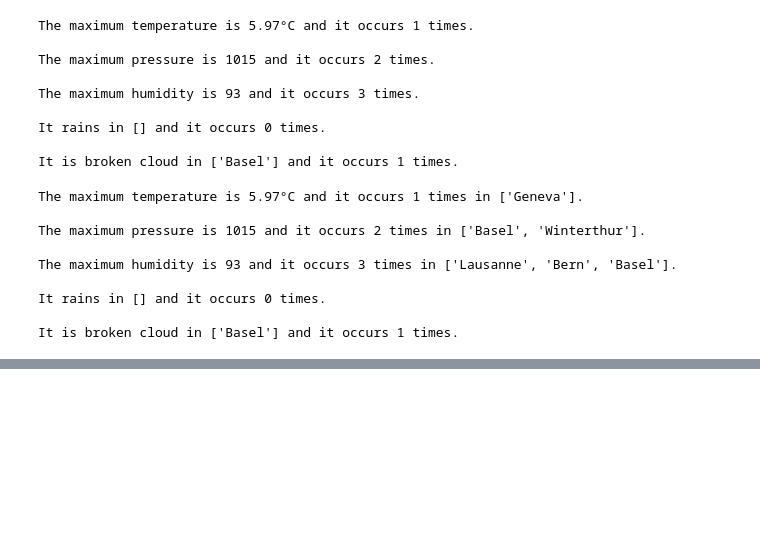
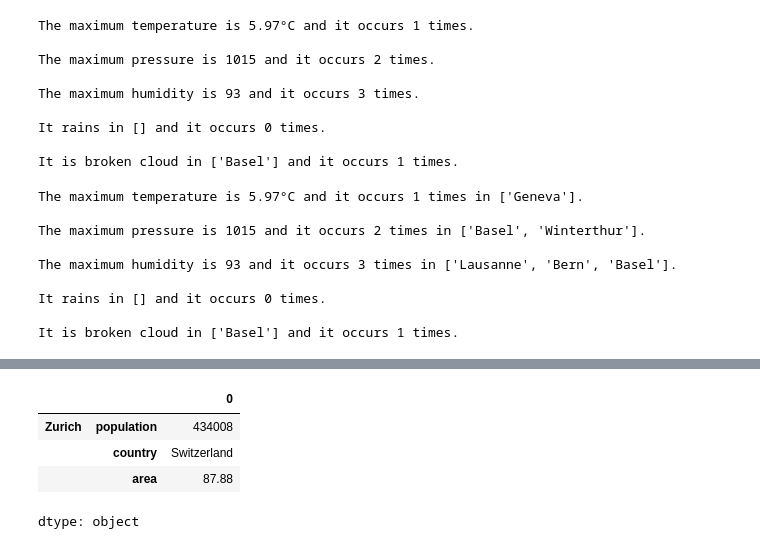
Before and after one commit to CristianRavalli/CAS-INFE, a Jupyter notebook: CAS_Python_Summary.ipynb, the cells around one changed output, grey strips where cells are left out. Cells and saved outputs as stored; diff of their text form; code cells hidden in the pictures; blank space fills up the shorter version.

```diff
--- a/CAS_Python_Summary.ipynb
+++ b/CAS_Python_Summary.ipynb
@@ -1513,0 +1574,14 @@ It is broken cloud in ['Basel'] and it occurs 1 times.
+# %%
+# Usual access to information use
+#cities_series["Zurich"]
+#cities_series["Zurich"]["area"]
+
+# Sort the Index in alphabetical order
+#cities_series.sort_index() # alphabetical
+cities_series.sort_index(ascending=False).head(3) # reverse alphabetical
+# %% [output]
+|  |  | 0 |
+| Zurich | population | 434008 |
+|  | country | Switzerland |
+|  | area | 87.88 |
+dtype: object
```
Also changed, not shown: parts of 6 cells of this notebook.
